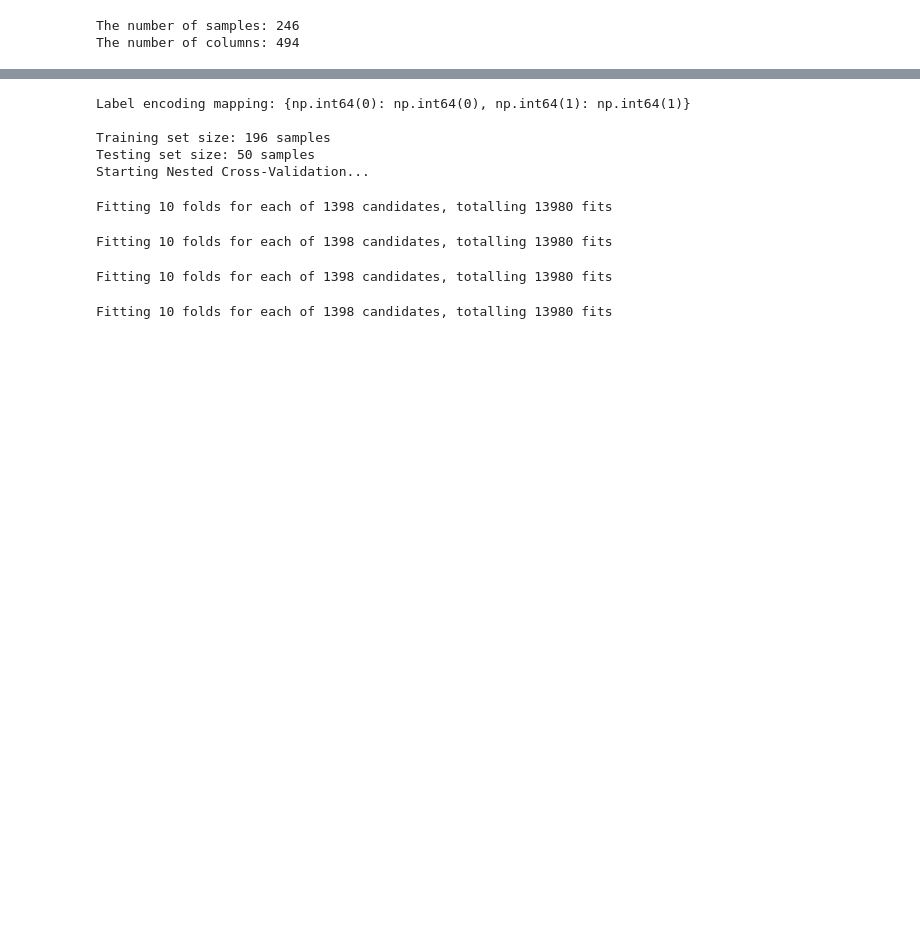
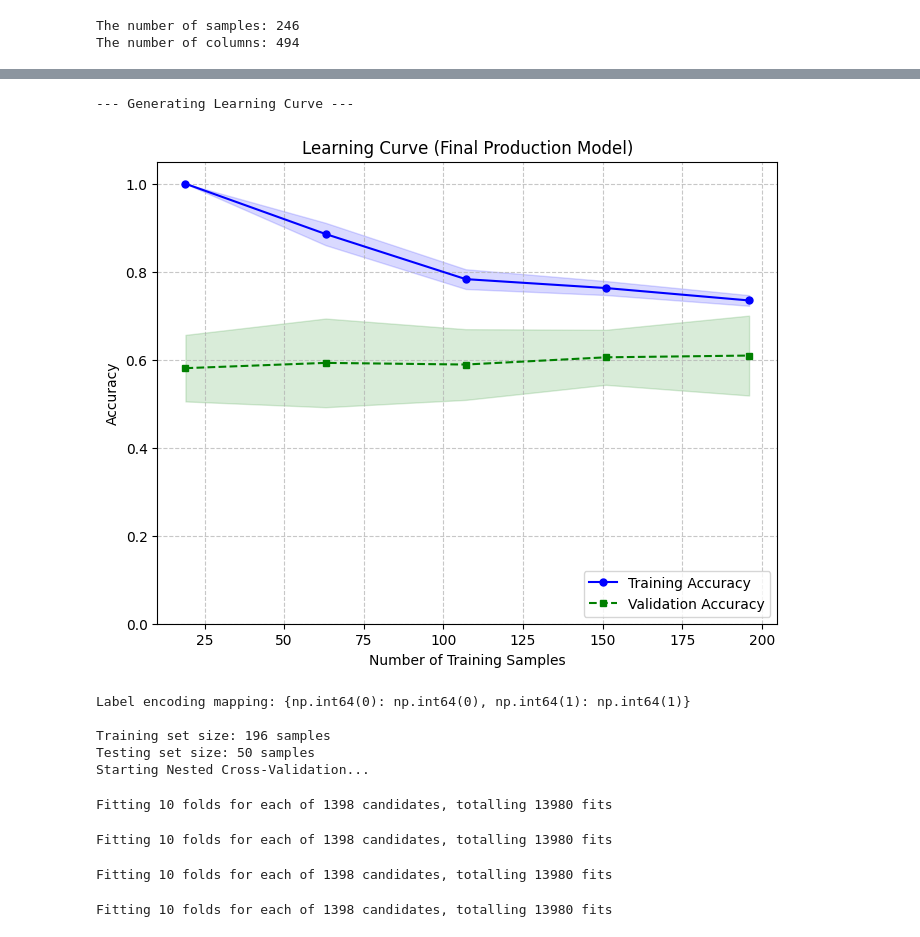
Before and after one commit to Daanvanerp1/TM10011_ML_Project_Gr8, a Jupyter notebook: Nested_loop.ipynb, the cells around one changed output, grey strips where cells are left out. Saved outputs shown, nothing was run; the diff lists cells and outputs as text; code cells hidden in the pictures; blank space fills up the shorter version.

```diff
--- a/Nested_loop.ipynb
+++ b/Nested_loop.ipynb
@@ -445,3 +606,57 @@ Mean Nested AUC:      0.6375 (+/- 0.0633)
+# %%
+# ---------------------------------------------------------
+# 8. Learning Curve Analysis
+# ---------------------------------------------------------
+print("\n--- Generating Learning Curve ---")
+
+# Extract the final winning model architecture
+final_model = random_search.best_estimator_
+
+# Calculate the learning curve scores
+# We use the same outer_cv strategy to ensure consistent evaluation
+# train_sizes controls the percentage of data used at each step (from 10% to 100%)
+train_sizes, train_scores, test_scores = learning_curve(
+    estimator=final_model,
+    X=X,
+    y=y,
+    train_sizes=np.linspace(0.1, 1.0, 5),
+    cv=outer_cv,
+    scoring='accuracy',
+    n_jobs=-1
+)
+
+# Calculate the mean and standard deviation across all folds for the training data
+train_mean = np.mean(train_scores, axis=1)
+train_std = np.std(train_scores, axis=1)
+
+# Calculate the mean and standard deviation across all folds for the validation data
+test_mean = np.mean(test_scores, axis=1)
+test_std = np.std(test_scores, axis=1)
+
+# Set up the plot aesthetics
+plt.figure(figsize=(8, 6))
+
+# Plot the training performance line and its variance (standard deviation)
+plt.plot(train_sizes, train_mean, color='blue', marker='o', markersize=5, label='Training Accuracy')
+plt.fill_between(train_sizes, train_mean + train_std, train_mean - train_std, alpha=0.15, color='blue')
+
+# Plot the validation performance line and its variance
+plt.plot(train_sizes, test_mean, color='green', linestyle='--', marker='s', markersize=5, label='Validation Accuracy')
+plt.fill_between(train_sizes, test_mean + test_std, test_mean - test_std, alpha=0.15, color='green')
+
+# Add labels, title, and formatting to the plot
+plt.title('Learning Curve (Final Production Model)')
+plt.xlabel('Number of Training Samples')
+plt.ylabel('Accuracy')
+plt.grid(True, linestyle='--', alpha=0.7)
+plt.legend(loc='lower right')
+plt.ylim([0.0, 1.05])
+
+# Display the final plot
+plt.show()
+# %% [output]
+--- Generating Learning Curve ---
+[figure, added]
 # %%
 
 # ---------------------------------------------------------
```
Also changed, not shown: parts of 4 cells of this notebook, 3 other files.
